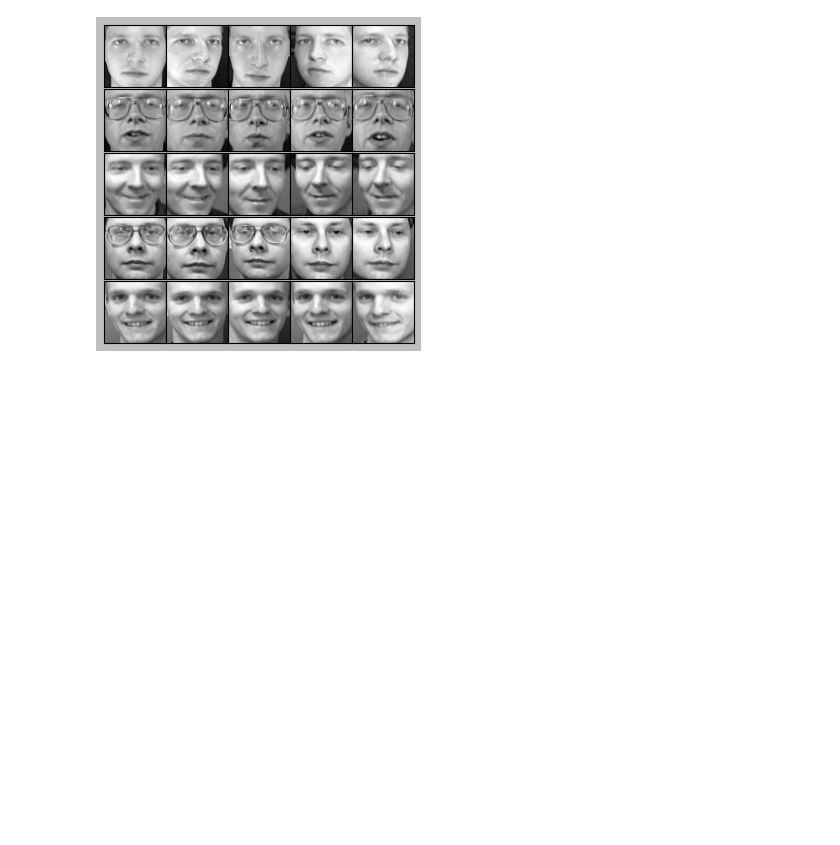
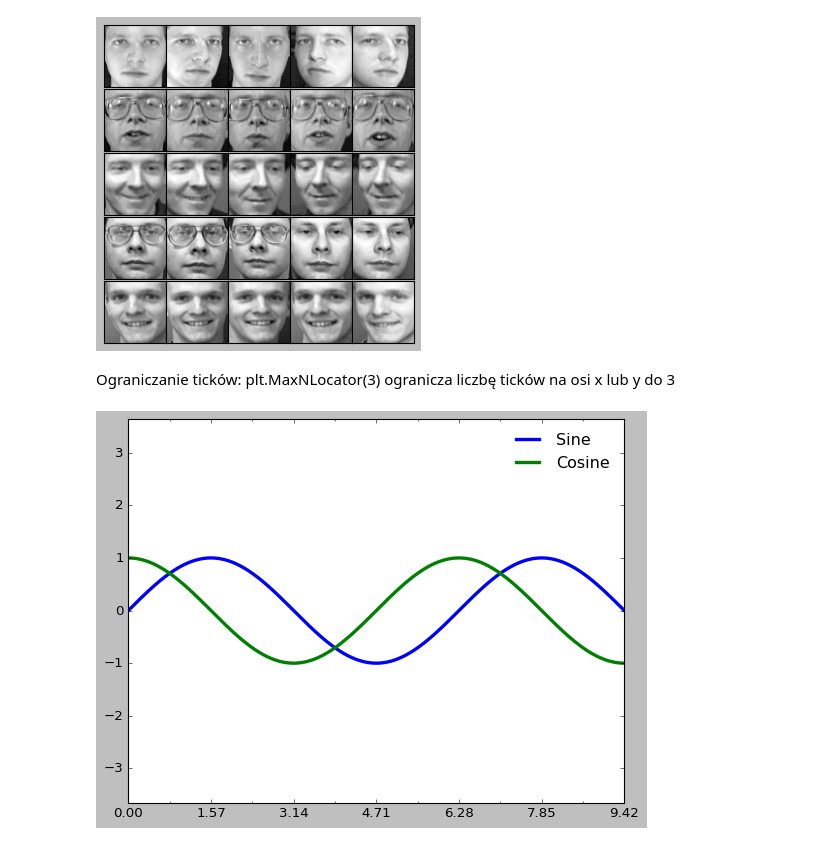
Before and after one commit to SlawCzech/matplot_exercises, a Jupyter notebook: matplot_basic.ipynb, the cells around one changed output. Drawn from its saved outputs; the diff is of its cells as text; code cells hidden in the pictures; blank space fills up the shorter version.

Commit message:
plot customization

```diff
--- a/matplot_basic.ipynb
+++ b/matplot_basic.ipynb
@@ -450,3 +450,20 @@ for i in range(5):
         ax_8[i, j].imshow(faces[10 * i + j], cmap='binary_r')
 # %% [output]
 [figure]
+# %% [markdown]
+Ograniczanie ticków: plt.MaxNLocator(3) ogranicza liczbę ticków na osi x lub y do 3
+# %%
+# własne formatowanie ticków
+fig_9, ax_9 = plt.subplots()
+x = np.linspace(0, 3 * np.pi, 1000)
+ax_9.plot(x, np.sin(x), lw=3, label='Sine')
+ax_9.plot(x, np.cos(x), lw=3, label='Cosine')
+ax_9.grid=True
+ax_9.legend(frameon=False)
+ax_9.axis('equal')
+ax_9.set_xlim(0, 3 * np.pi)
+# chcemy sami określić ticki na osi x jako wielokrotność zmiennej (MultipleLocator())
+ax_9.xaxis.set_major_locator(plt.MultipleLocator(np.pi/2))
+ax_9.xaxis.set_minor_locator(plt.MultipleLocator(np.pi/4))
+# %% [output]
+[figure, added]
```
Also changed, not shown: parts of 3 cells of this notebook.
